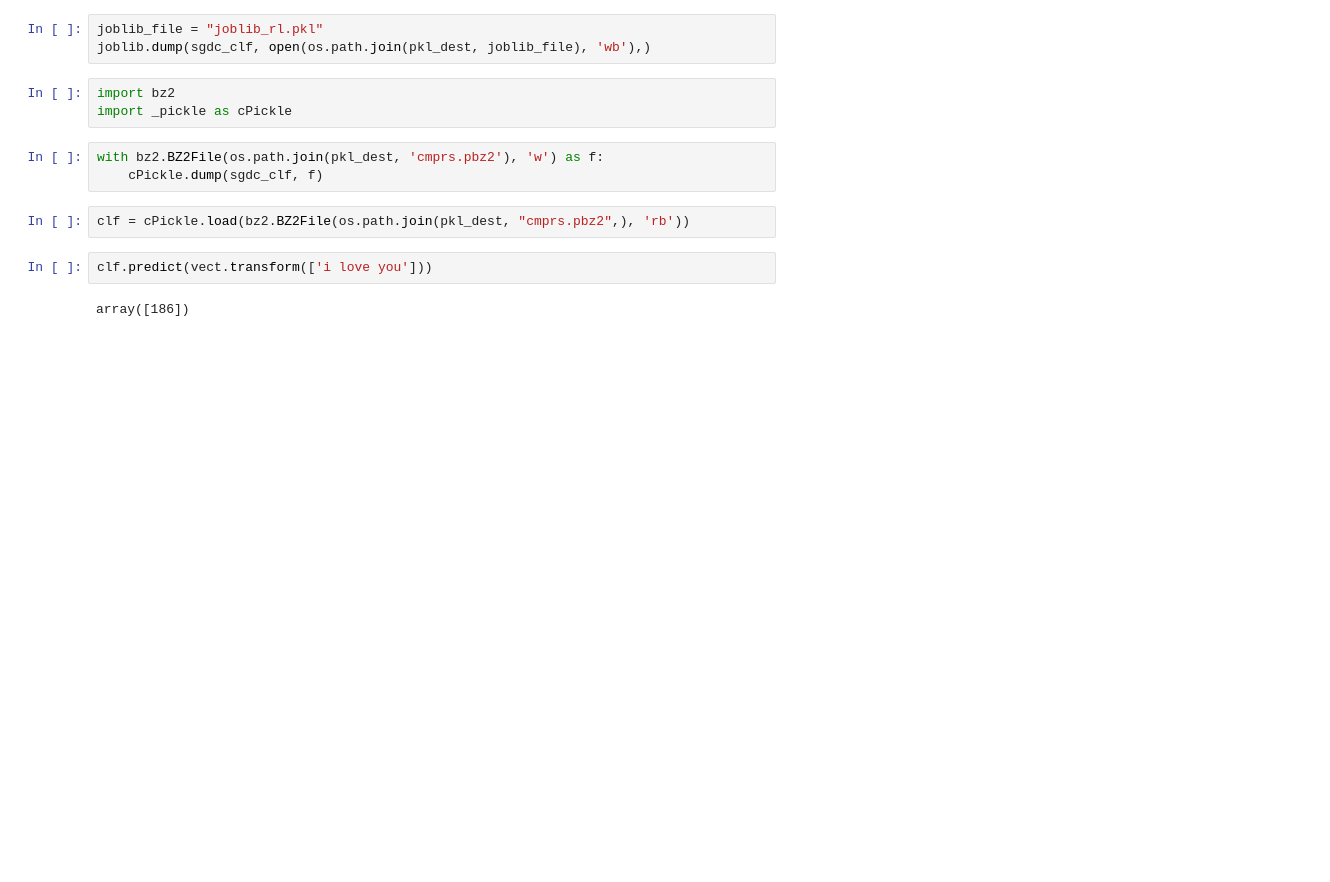
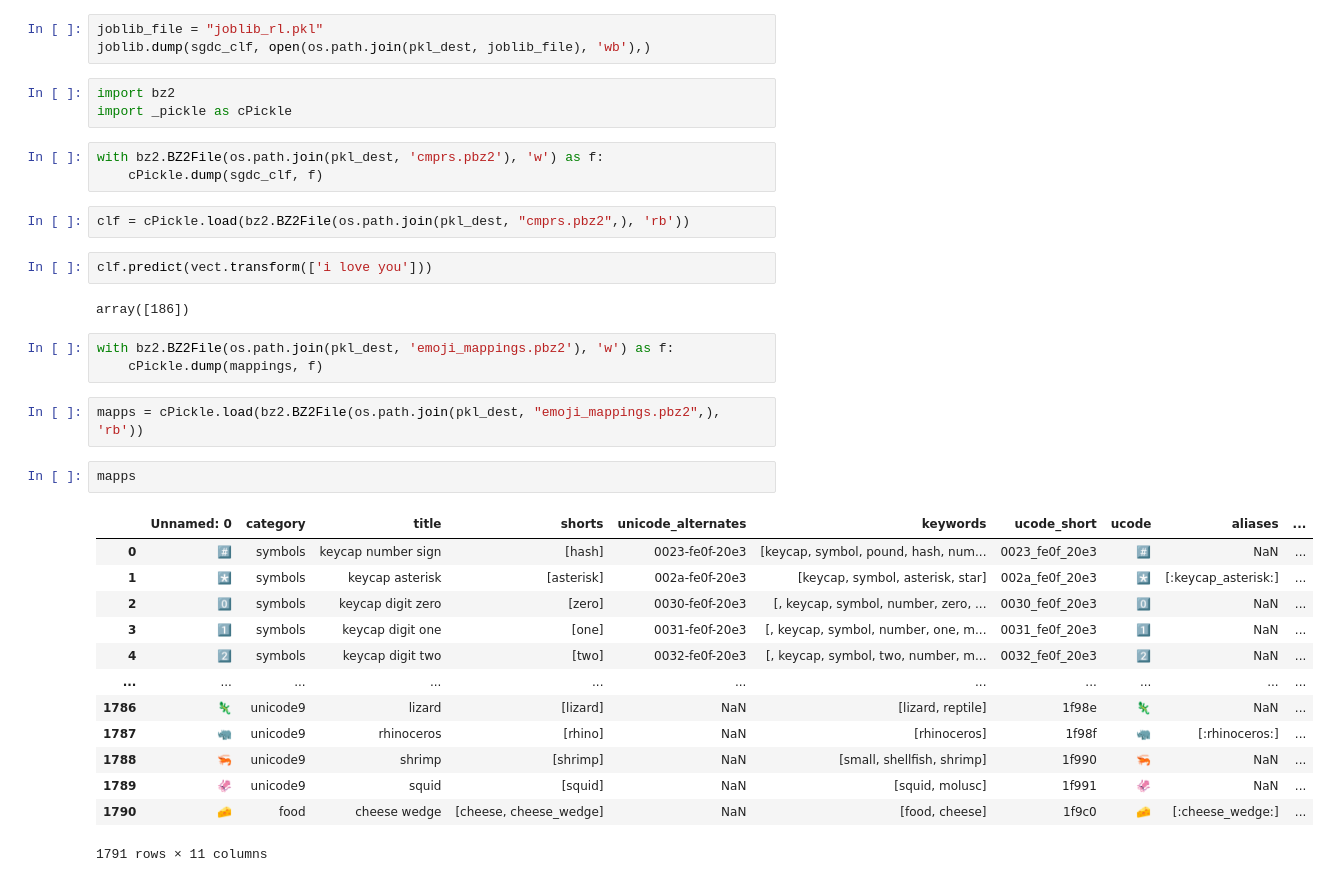
Before and after one commit to knarfamlap/tweet2emoji, a Jupyter notebook: main.ipynb, the cells around one changed output. Cells and saved outputs as stored; diff of their text form; blank space fills up the shorter version.

Commit message:
compresses emoji mappings

```diff
--- a/main.ipynb
+++ b/main.ipynb
@@ -397,3 +397,24 @@ clf = cPickle.load(bz2.BZ2File(os.path.join(pkl_dest, "cmprs.pbz2",), 'rb'))
 clf.predict(vect.transform(['i love you']))
 # %% [output]
 array([186])
+# %%
+with bz2.BZ2File(os.path.join(pkl_dest, 'emoji_mappings.pbz2'), 'w') as f:
+    cPickle.dump(mappings, f)
+# %%
+mapps = cPickle.load(bz2.BZ2File(os.path.join(pkl_dest, "emoji_mappings.pbz2",), 'rb'))
+# %%
+mapps
+# %% [output]
+|  | Unnamed: 0 | category | title | shorts | unicode_alternates | keywords | ucode_short | ucode | aliases | ... |
+| 0 | #️⃣ | symbols | keycap number sign | [hash] | 0023-fe0f-20e3 | [keycap, symbol, pound, hash, num... | 0023_fe0f_20e3 | #️⃣ | NaN | ... |
+| 1 | *️⃣ | symbols | keycap asterisk | [asterisk] | 002a-fe0f-20e3 | [keycap, symbol, asterisk, star] | 002a_fe0f_20e3 | *️⃣ | [:keycap_asterisk:] | ... |
+| 2 | 0️⃣ | symbols | keycap digit zero | [zero] | 0030-fe0f-20e3 | [, keycap, symbol, number, zero, ... | 0030_fe0f_20e3 | 0️⃣ | NaN | ... |
+| 3 | 1️⃣ | symbols | keycap digit one | [one] | 0031-fe0f-20e3 | [, keycap, symbol, number, one, m... | 0031_fe0f_20e3 | 1️⃣ | NaN | ... |
+| 4 | 2️⃣ | symbols | keycap digit two | [two] | 0032-fe0f-20e3 | [, keycap, symbol, two, number, m... | 0032_fe0f_20e3 | 2️⃣ | NaN | ... |
+| ... | ... | ... | ... | ... | ... | ... | ... | ... | ... | ... |
+| 1786 | 🦎 | unicode9 | lizard | [lizard] | NaN | [lizard, reptile] | 1f98e | 🦎 | NaN | ... |
+| 1787 | 🦏 | unicode9 | rhinoceros | [rhino] | NaN | [rhinoceros] | 1f98f | 🦏 | [:rhinoceros:] | ... |
+| 1788 | 🦐 | unicode9 | shrimp | [shrimp] | NaN | [small, shellfish, shrimp] | 1f990 | 🦐 | NaN | ... |
+| 1789 | 🦑 | unicode9 | squid | [squid] | NaN | [squid, molusc] | 1f991 | 🦑 | NaN | ... |
+| 1790 | 🧀 | food | cheese wedge | [cheese, cheese_wedge] | NaN | [food, cheese] | 1f9c0 | 🧀 | [:cheese_wedge:] | ... |
+1791 rows × 11 columns
```
Also changed, not shown: 3 other files.
